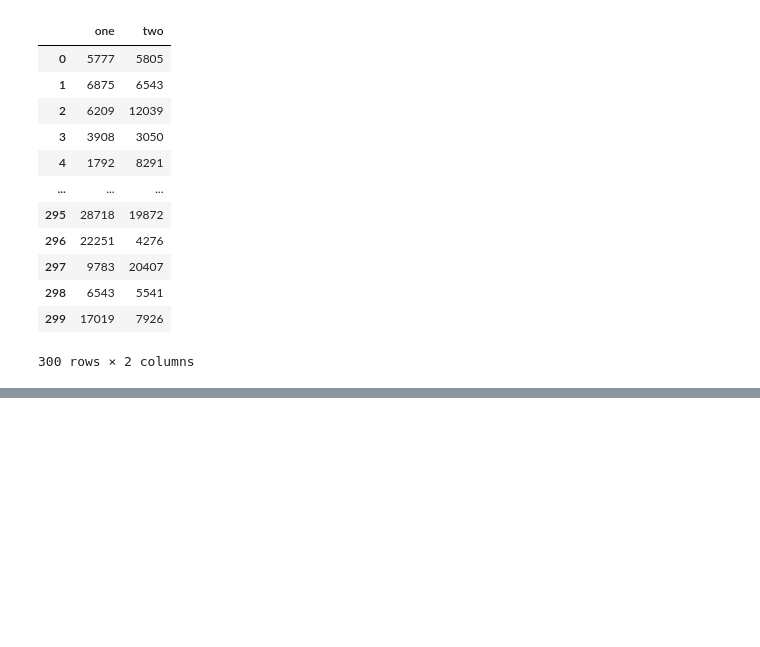
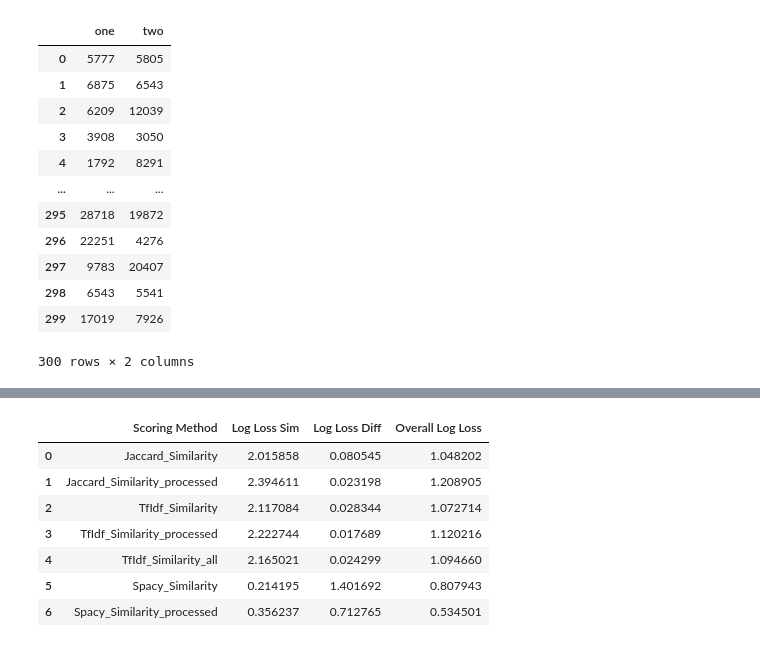
Before and after one commit to ak-malone/NLU, a Jupyter notebook: examples.ipynb, the cells around one changed output, grey strips where cells are left out. Cells and saved outputs as stored; diff of their text form; code cells hidden in the pictures; blank space fills up the shorter version.

```diff
--- a/examples.ipynb
+++ b/examples.ipynb
@@ -729,0 +731,14 @@ df
+# %%
+LL = pd.merge(lldf,llS)
+LL.columns = ["Scoring Method","Log Loss Sim","Log Loss Diff"]
+LL["Overall Log Loss"] = (LL["Log Loss Diff"]+LL["Log Loss Sim"])/2
+LL
+# %% [output]
+|  | Scoring Method | Log Loss Sim | Log Loss Diff | Overall Log Loss |
+| 0 | Jaccard_Similarity | 2.015858 | 0.080545 | 1.048202 |
+| 1 | Jaccard_Similarity_processed | 2.394611 | 0.023198 | 1.208905 |
+| 2 | TfIdf_Similarity | 2.117084 | 0.028344 | 1.072714 |
+| 3 | TfIdf_Similarity_processed | 2.222744 | 0.017689 | 1.120216 |
+| 4 | TfIdf_Similarity_all | 2.165021 | 0.024299 | 1.094660 |
+| 5 | Spacy_Similarity | 0.214195 | 1.401692 | 0.807943 |
+| 6 | Spacy_Similarity_processed | 0.356237 | 0.712765 | 0.534501 |
```
Also changed, not shown: parts of 33 cells of this notebook.
